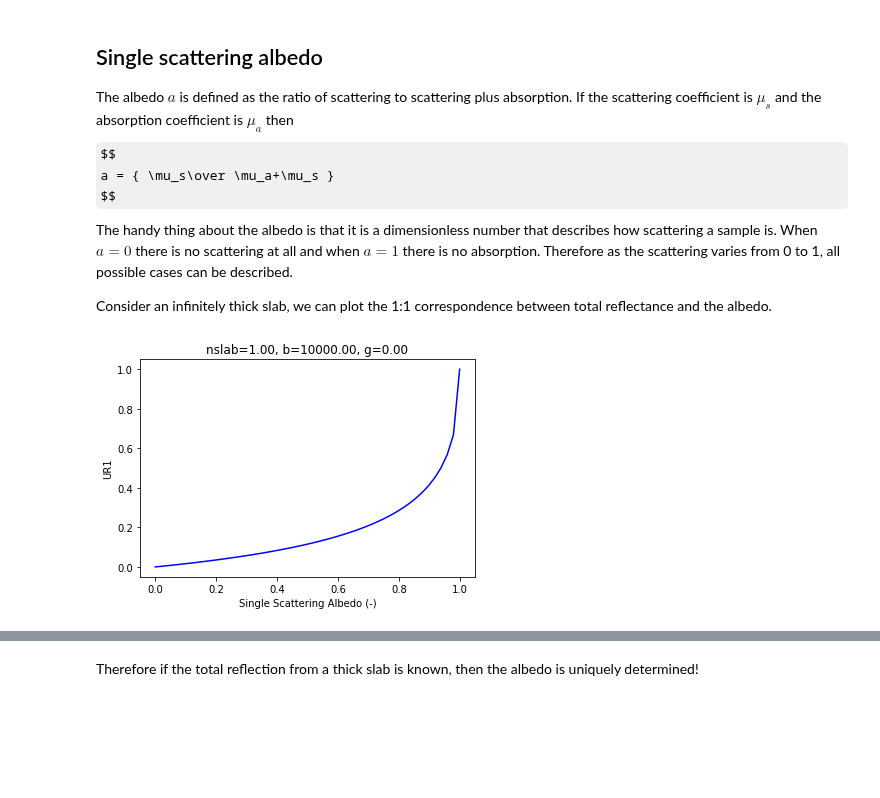
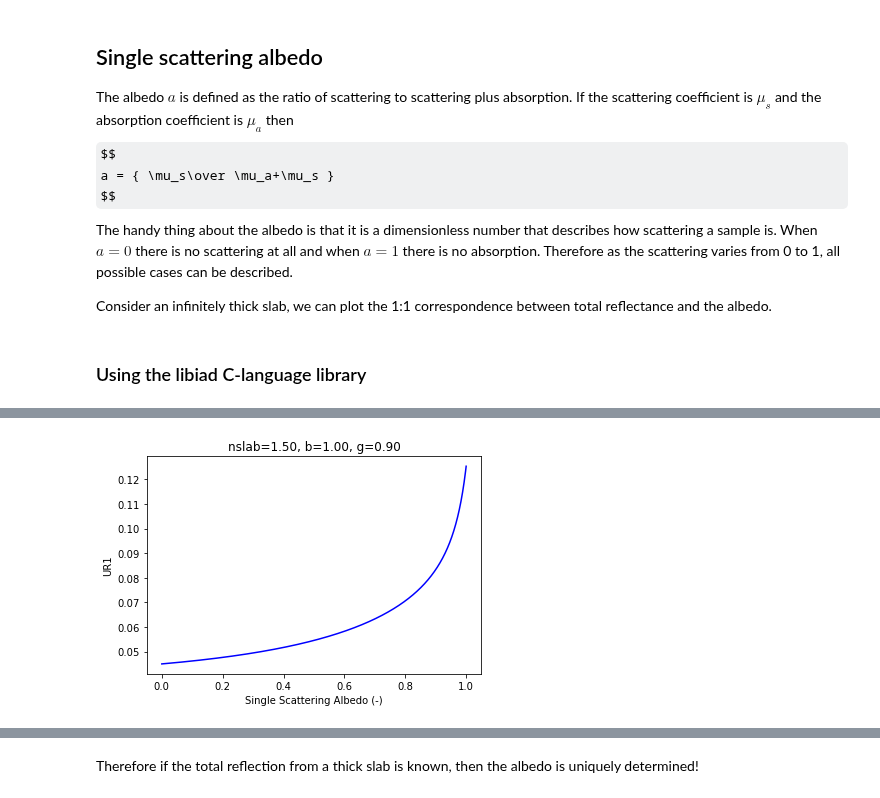
Before and after one commit to scottprahl/iadpython, a Jupyter notebook: docs/Adding-Doubling-Basics.ipynb, the cells around one changed output, grey strips where cells are left out. Drawn from its saved outputs; the diff is of its cells as text; code cells hidden in the pictures; some formulas as TeX source; blank space fills up the shorter version.

```diff
--- a/docs/Adding-Doubling-Basics.ipynb
+++ b/docs/Adding-Doubling-Basics.ipynb
@@ -65,18 +68,21 @@ The handy thing about the albedo is that it is a dimensionless number that descr
 
 Consider an infinitely thick slab, we can plot the 1:1 correspondence between total reflectance and the albedo.
 # %%
-nslab=1.0                  # ignore boundary reflection
+nslab=1.5                  # ignore boundary reflection
 nslide=1.0                 # no glass slides above and below the sample
-b=10000                    # this is pretty much infinite
-g=0.0                      # isotropic scattering is fine
-a = np.linspace(0,1,50)    # albedo varies between 0 and 1
-
-ur1,ut1,uru,utu = iad.rt(nslab, nslide, a, b, g)
-
-plt.plot(a,ur1,color='blue')
-plt.xlabel('Single Scattering Albedo (-)')
-plt.ylabel('UR1')
-plt.title('nslab=%.2f, b=%.2f, g=%.2f'%(nslab,b,g))
-plt.show()
+b=1                        # this is pretty much infinite
+g=0.9                      # isotropic scattering is fine
+a = np.linspace(0,1,5000)  # albedo varies between 0 and 1
-# %% [output]
-[figure, removed]
+# %% [markdown]
+### Using the libiad C-language library
+# %%
+tic = time.perf_counter()
+ur1,ut1,uru,utu = iad.rt(nslab, nslide, a, b, g)
+print("elapsed %.2f" % (time.perf_counter()-tic))
+
+plt.plot(a,ur1,color='blue')
+plt.xlabel('Single Scattering Albedo (-)')
+plt.ylabel('UR1')
+plt.title('nslab=%.2f, b=%.2f, g=%.2f'%(nslab,b,g))
+plt.show()
+# %% [output]
@@ -82,0 +90 @@ plt.show()
+[figure, added]
```
Also changed, not shown: parts of 33 cells of this notebook, 5 other files.
